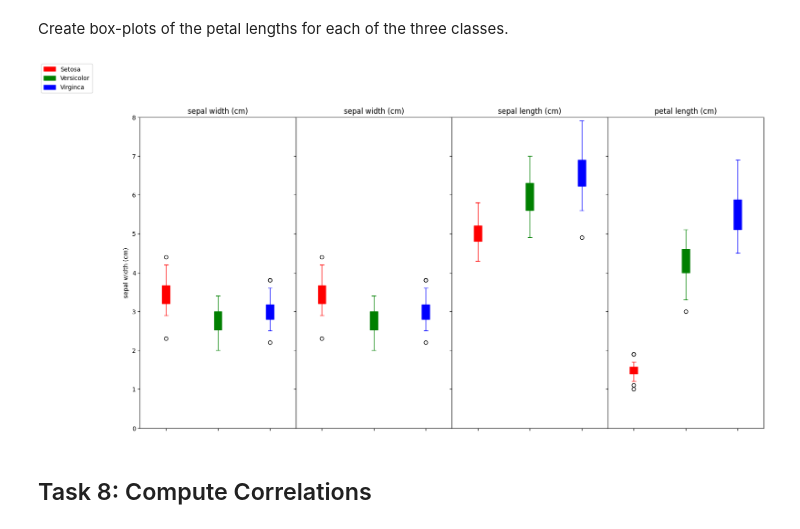
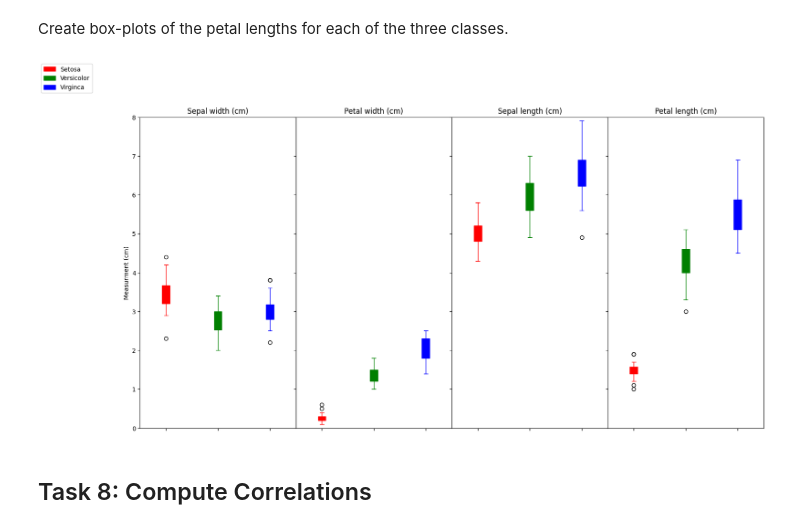
Before and after one commit to cathalred88/principles_of_data_analytics, a Jupyter notebook: tasks.ipynb, the cells around one changed output. Saved outputs shown, nothing was run; the diff lists cells and outputs as text; code cells hidden in the pictures.

Commit message:
fixed boxplots (duplicate sepal length instead of petal length)

```diff
--- a/tasks.ipynb
+++ b/tasks.ipynb
@@ -252,7 +252,7 @@ Create box-plots of the petal lengths for each of the three classes.
 # Boxplot for Sepal Width
 fig, axes = pt.subplots(nrows=1, ncols=4, sharex = True, sharey = True)
 
-ax122 = df1.plot(kind = 'box', column = ["sepal width (cm)"], positions = [1] ,title = 'sepal width (cm)', ylabel = 'sepal width (cm)', patch_artist=True, color = 'red', ax=axes[0] )
+ax122 = df1.plot(kind = 'box', column = ["sepal width (cm)"], positions = [1] , title = 'Sepal width (cm)', ylabel = 'Measurment (cm)', patch_artist=True, color = 'red', ax=axes[0] )
 ax123 = df2.plot(kind = 'box', column = ["sepal width (cm)"], positions = [2] , patch_artist=True, color = 'green', ax = ax122)
 ax124 = df3.plot(kind = 'box', column = ["sepal width (cm)"], positions = [3] , patch_artist=True, color = 'blue', ax = ax122 )
 ax122.set_ylim(0.0, 8.0)
@@ -260,48 +260,48 @@ ax122.tick_params(axis='x', rotation=90)
 
 
 # Boxplot for Petal Width
-ax125 = df1.plot(kind = 'box', column = ["sepal width (cm)"], positions = [1] ,title = 'sepal width (cm)',  ylabel = 'sepal width (cm)', patch_artist=True, color = 'red',ax=axes[1] )
-ax126 = df2.plot(kind = 'box', column = ["sepal width (cm)"], positions = [2] ,  patch_artist=True, color = 'green', ax = ax125)
-ax127 = df3.plot(kind = 'box', column = ["sepal width (cm)"], positions = [3] , patch_artist=True, color = 'blue', ax = ax125 )
+ax125 = df1.plot(kind = 'box', column = ["petal width (cm)"], positions = [1] , title = 'Petal width (cm)',  ylabel = 'Measurment (cm)', patch_artist=True, color = 'red',ax=axes[1] )
+ax126 = df2.plot(kind = 'box', column = ["petal width (cm)"], positions = [2] , patch_artist=True, color = 'green', ax = ax125)
+ax127 = df3.plot(kind = 'box', column = ["petal width (cm)"], positions = [3] , patch_artist=True, color = 'blue', ax = ax125 )
 ax125.set_ylim(0.0, 8.0)
 ax125.tick_params(axis='x', rotation=90)
 
 
 # Boxplot for Sepal Length
-ax128 = df1.plot(kind = 'box', column = ["sepal length (cm)"], positions = [1] , title = 'sepal length (cm)', ylabel = 'sepal length (cm)', patch_artist=True, color = 'red', ax=axes[2] )
+ax128 = df1.plot(kind = 'box', column = ["sepal length (cm)"], positions = [1] , title = 'Sepal length (cm)', ylabel = 'Measurment (cm)', patch_artist=True, color = 'red', ax=axes[2] )
 ax129 = df2.plot(kind = 'box', column = ["sepal length (cm)"], positions = [2] , patch_artist=True, color = 'green', ax = ax128)
 ax130 = df3.plot(kind = 'box', column = ["sepal length (cm)"], positions = [3] , patch_artist=True, color = 'blue', ax = ax128)
 ax128.set_ylim(0.0, 8.0)
 ax128.tick_params(axis='x', rotation=90)
 
 
 # Boxplot for Petal Length
-ax131 = df1.plot(kind = 'box', column = ["petal length (cm)"], positions = [1] , title = 'petal length (cm)', ylabel = 'petal length (cm)', patch_artist=True, color = 'red', ax=axes[3] )
+ax131 = df1.plot(kind = 'box', column = ["petal length (cm)"], positions = [1] , title = 'Petal length (cm)', ylabel = 'Measurment (cm)', patch_artist=True, color = 'red', ax=axes[3] )
 ax132 = df2.plot(kind = 'box', column = ["petal length (cm)"], positions = [2] , patch_artist=True, color = 'green', ax = ax131)
 ax133 = df3.plot(kind = 'box', column = ["petal length (cm)"], positions = [3] , patch_artist=True, color = 'blue', ax = ax131)
 ax131.set_ylim(0.0, 8.0)
 ax131.tick_params(axis='x', rotation=90)
 
 #handles, labels = ax22.get_legend_handles_labels()
 #fig.legend(handles, labels, loc='upper center')
 boxplotLabels = ['Setosa','Versicolor','Virginca']
 fig.legend(labels=boxplotLabels, loc = 'upper left')
 ax122.tick_params('x', labelbottom=False)
 ax125.tick_params('x', labelbottom=False)
 ax128.tick_params('x', labelbottom=False)
 ax131.tick_params('x', labelbottom=False)
 
 
 fig.subplots_adjust(bottom=0.2)
 fig.subplots_adjust(wspace=0.0)
 
 fig.set_size_inches(18.5, 10.5)
 
 #pt.xticks(rotation=90)
 pt.savefig('SubplotBoxplots.png')
 pt.show()
 # %% [output]
-[figure, old version]
+[figure, new version]
 # %% [markdown]
 ## Task 8: Compute Correlations
 # %% [markdown]
```
Also changed, not shown: 1 other file.
